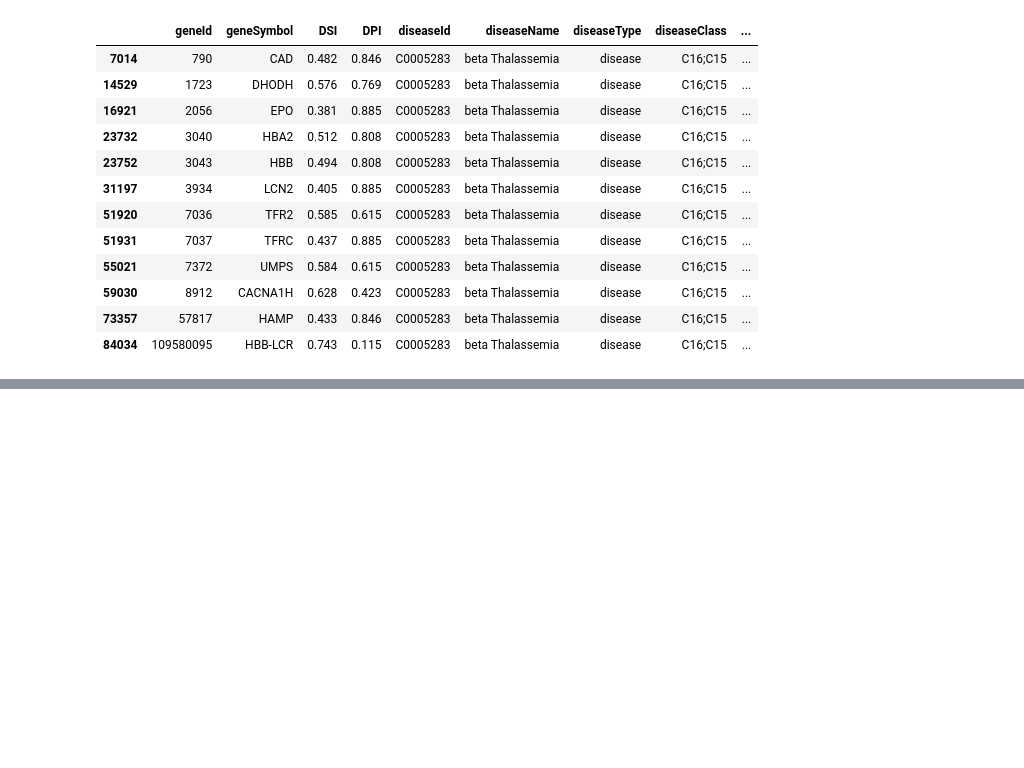
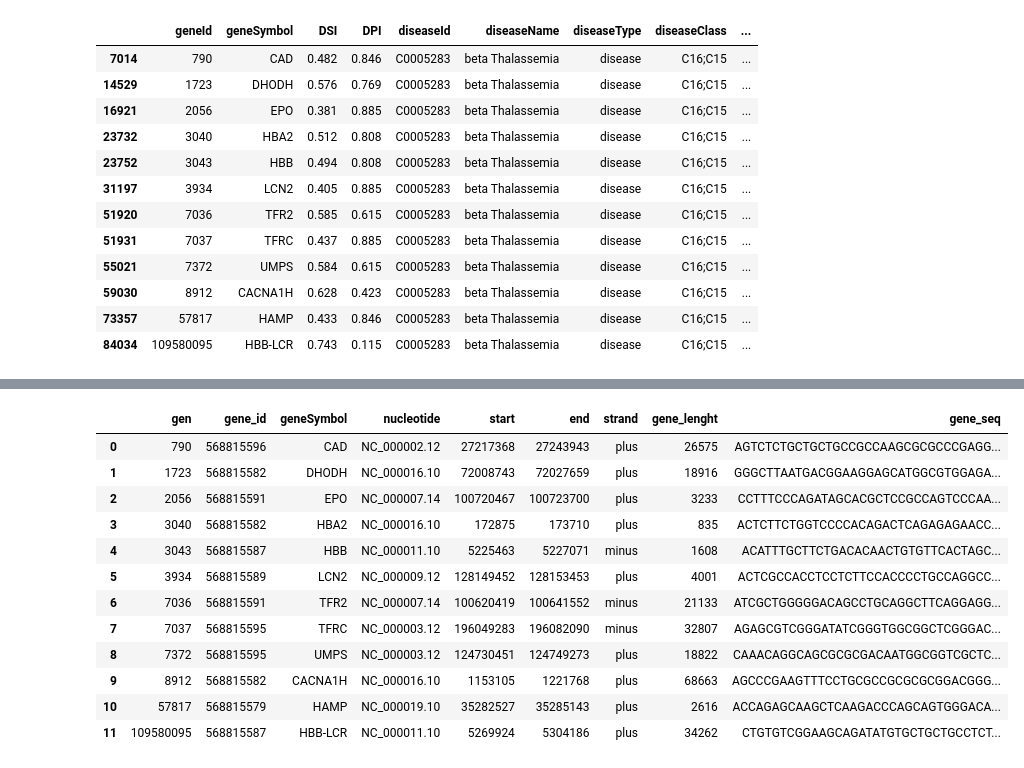
Before and after one commit to OlesyaMishina/medicine, a Jupyter notebook: genetics/HW/HW1.ipynb, the cells around one changed output, grey strips where cells are left out. Drawn from its saved outputs; the diff is of its cells as text; code cells hidden in the pictures; blank space fills up the shorter version.

```diff
--- a/genetics/HW/HW1.ipynb
+++ b/genetics/HW/HW1.ipynb
@@ -122,0 +133,3 @@ genes_df
+# %%
+seq_gene=seq_gene.reverse_complement()
+seq_gene
@@ -123,15 +138,20 @@ genes_df
 # %%
-gene_lenght=[]
-for i in range(len(genes_df)):
-    nuc_id = genes_df.loc[i]['nucleotide']
-    handle = Entrez.efetch(db="nucleotide", id=nuc_id, rettype = 'fasta', retmode = 'text')
-    chromosome = SeqIO.read(handle, 'fasta')
-    print(genes_df.loc[i]['gen'])
-    print(chromosome.description)
-    seq_gene = chromosome.seq[int(genes_df.loc[i]['start']):int(genes_df.loc[i]['end'])]
-    gene_lenght.append(len(seq_gene))
-    if genes_df.loc[i]['strand']=='plus':
-        seq_gene = chromosome.seq[int(genes_df.loc[i]['start']):int(genes_df.loc[i]['end'])]
+#Функция получения последовательности и записи ее в файл
+def get_sequence(df):
+    gene_seq = []
+    for i in range(len(df)):
+        nuc_id = df.loc[i]['nucleotide']
+        handle = Entrez.efetch(db="nucleotide", id=nuc_id, rettype = 'fasta', retmode = 'text')
+        chromosome = SeqIO.read(handle, 'fasta')
+        print(df.loc[i]['gen'])
+        file_name = str(df.loc[i]['gen'])+'.fasta'
+        print(chromosome.description)
+        description = chromosome.description
+        seq_gene = chromosome.seq[int(df.loc[i]['start']):int(df.loc[i]['end'])]
+        if df.loc[i]['strand']=='minus':
+            seq_gene = seq_gene.reverse_complement()
         print(seq_gene)
-    else:
-        print(seq_gene[::-1])
+        gene_seq.append(seq_gene)
+        record = SeqRecord(seq=seq_gene, name=str(genes_df.loc[i]['gen']), description=chromosome.description)
+        SeqIO.write(record, file_name,'fasta')
+    return gene_seq
@@ -160,3 +157,0 @@ gene_lenght
-# %%
-genes_df['gene_lenght'] = gene_lenght
-genes_df
@@ -176,0 +158,2 @@ genes_df
+# %%
+sequences = get_sequence(genes_df)
@@ -176,0 +193,17 @@ genes_df
+# %%
+genes_df=pd.concat([genes_df, pd.DataFrame({'gene_lenght' : [len(s) for s in sequences], 'gene_seq' : [''.join(s) for s  in sequences]})], axis=1)
+genes_df
+# %% [output]
+|  | gen | gene_id | geneSymbol | nucleotide | start | end | strand | gene_lenght | gene_seq |
+| 0 | 790 | 568815596 | CAD | NC_000002.12 | 27217368 | 27243943 | plus | 26575 | AGTCTCTGCTGCTGCCGCCAAGCGCGCCCGAGG... |
+| 1 | 1723 | 568815582 | DHODH | NC_000016.10 | 72008743 | 72027659 | plus | 18916 | GGGCTTAATGACGGAAGGAGCATGGCGTGGAGA... |
+| 2 | 2056 | 568815591 | EPO | NC_000007.14 | 100720467 | 100723700 | plus | 3233 | CCTTTCCCAGATAGCACGCTCCGCCAGTCCCAA... |
+| 3 | 3040 | 568815582 | HBA2 | NC_000016.10 | 172875 | 173710 | plus | 835 | ACTCTTCTGGTCCCCACAGACTCAGAGAGAACC... |
+| 4 | 3043 | 568815587 | HBB | NC_000011.10 | 5225463 | 5227071 | minus | 1608 | ACATTTGCTTCTGACACAACTGTGTTCACTAGC... |
+| 5 | 3934 | 568815589 | LCN2 | NC_000009.12 | 128149452 | 128153453 | plus | 4001 | ACTCGCCACCTCCTCTTCCACCCCTGCCAGGCC... |
+| 6 | 7036 | 568815591 | TFR2 | NC_000007.14 | 100620419 | 100641552 | minus | 21133 | ATCGCTGGGGGACAGCCTGCAGGCTTCAGGAGG... |
+| 7 | 7037 | 568815595 | TFRC | NC_000003.12 | 196049283 | 196082090 | minus | 32807 | AGAGCGTCGGGATATCGGGTGGCGGCTCGGGAC... |
+| 8 | 7372 | 568815595 | UMPS | NC_000003.12 | 124730451 | 124749273 | plus | 18822 | CAAACAGGCAGCGCGCGACAATGGCGGTCGCTC... |
+| 9 | 8912 | 568815582 | CACNA1H | NC_000016.10 | 1153105 | 1221768 | plus | 68663 | AGCCCGAAGTTTCCTGCGCCGCGCGCGGACGGG... |
+| 10 | 57817 | 568815579 | HAMP | NC_000019.10 | 35282527 | 35285143 | plus | 2616 | ACCAGAGCAAGCTCAAGACCCAGCAGTGGGACA... |
+| 11 | 109580095 | 568815587 | HBB-LCR | NC_000011.10 | 5269924 | 5304186 | plus | 34262 | CTGTGTCGGAAGCAGATATGTGCTGCTGCCTCT... |
```
Also changed, not shown: parts of 13 cells of this notebook, 1 other file.
